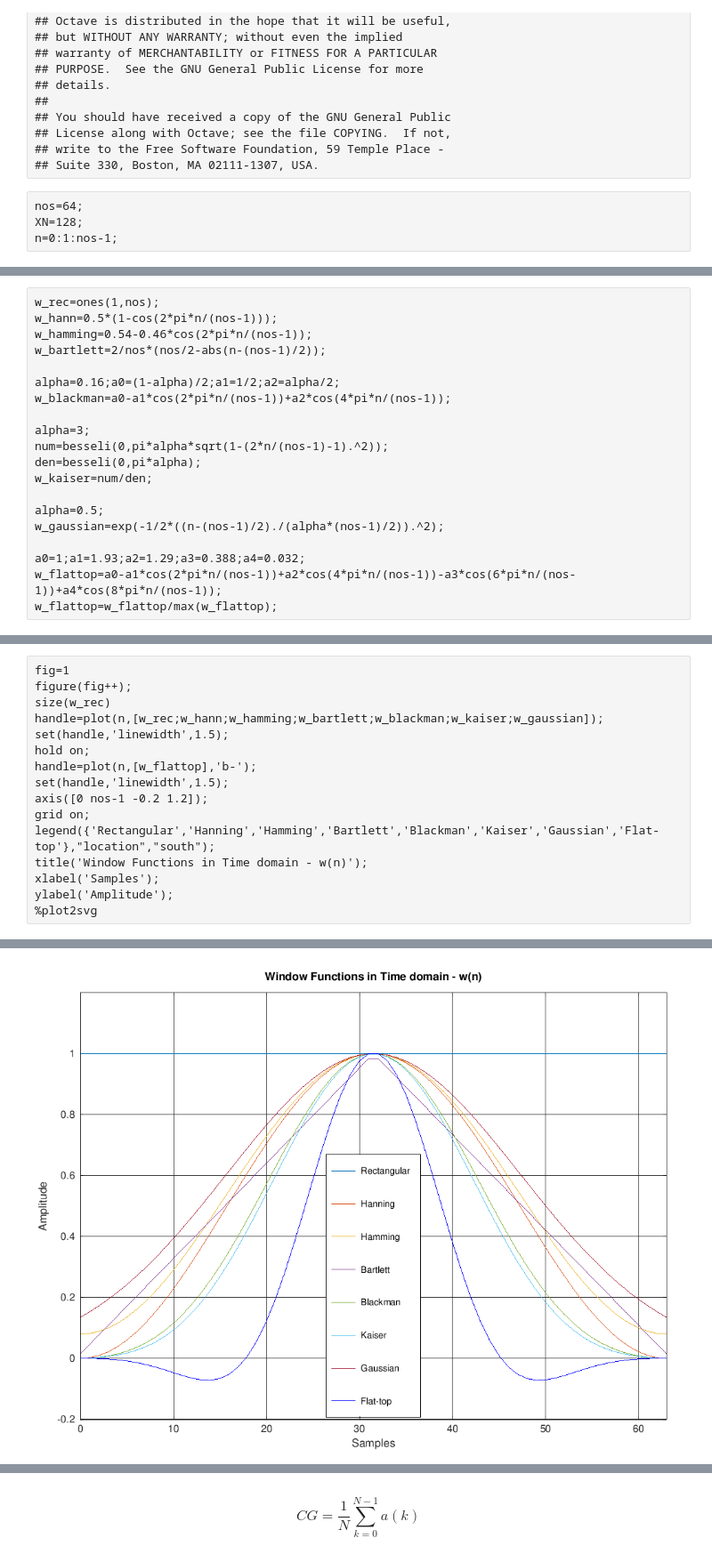
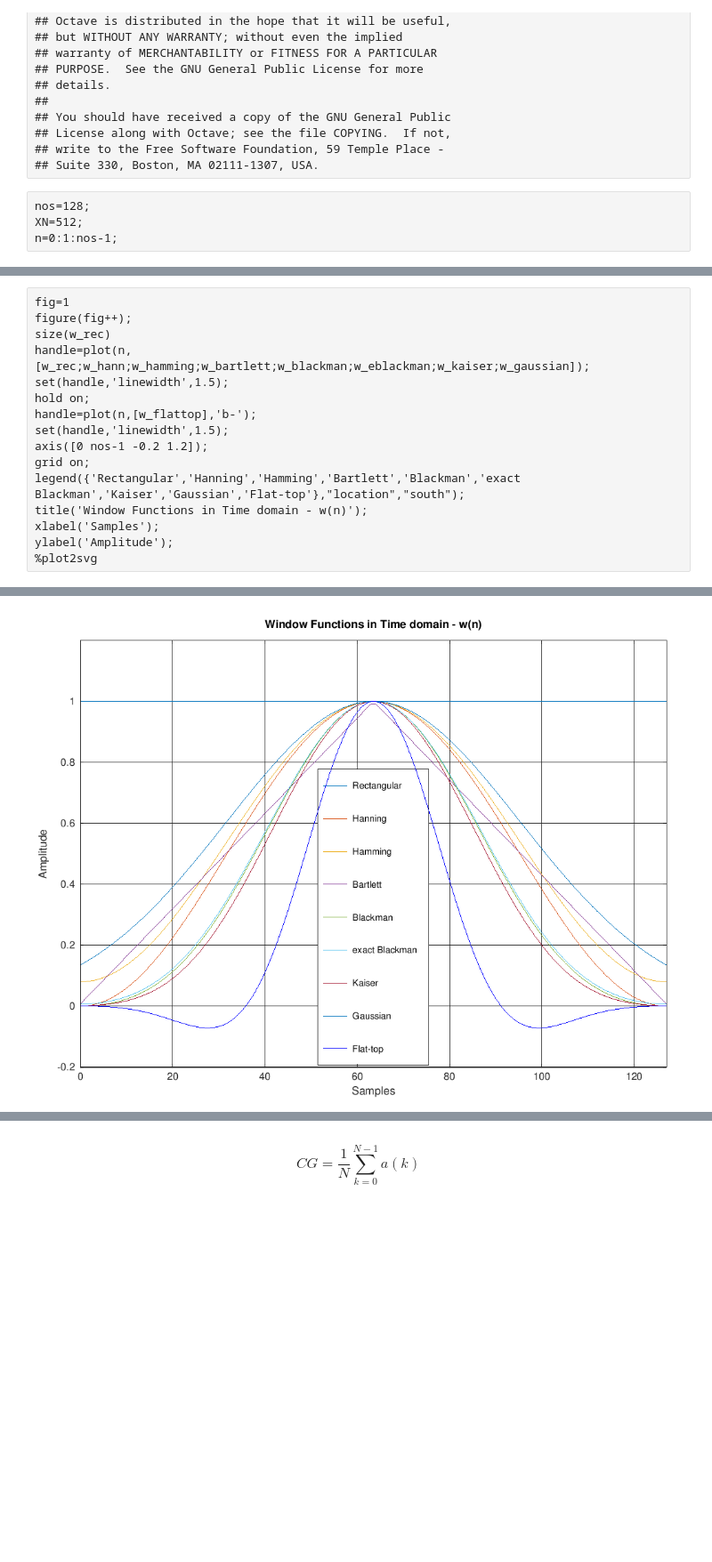
Before and after one commit to schnedann/Jupyter_Notebooks, a Jupyter notebook: octave/Window_Functions.ipynb, the cells around one changed output, grey strips where cells are left out. Shown: that part at 89% size. Drawn from its saved outputs; the diff is of its cells as text; blank space fills up the shorter version.

```diff
--- a/octave/Window_Functions.ipynb
+++ b/octave/Window_Functions.ipynb
@@ -19,8 +19,8 @@
 ## write to the Free Software Foundation, 59 Temple Place -
 ## Suite 330, Boston, MA 02111-1307, USA.
 # %%
-nos=64;
-XN=128;
+nos=128;
+XN=512;
 n=0:1:nos-1;
 # %% [markdown]
 <div class="pagebreak"></div>
@@ -29,20 +57,0 @@ n=0:1:nos-1;
-# %%
-w_rec=ones(1,nos);
-w_hann=0.5*(1-cos(2*pi*n/(nos-1)));
-w_hamming=0.54-0.46*cos(2*pi*n/(nos-1));
-w_bartlett=2/nos*(nos/2-abs(n-(nos-1)/2));
-
-alpha=0.16;a0=(1-alpha)/2;a1=1/2;a2=alpha/2;
-w_blackman=a0-a1*cos(2*pi*n/(nos-1))+a2*cos(4*pi*n/(nos-1));
-
-alpha=3;
-num=besseli(0,pi*alpha*sqrt(1-(2*n/(nos-1)-1).^2));
-den=besseli(0,pi*alpha);
-w_kaiser=num/den;
-
-alpha=0.5;
-w_gaussian=exp(-1/2*((n-(nos-1)/2)./(alpha*(nos-1)/2)).^2);
-
-a0=1;a1=1.93;a2=1.29;a3=0.388;a4=0.032;
-w_flattop=a0-a1*cos(2*pi*n/(nos-1))+a2*cos(4*pi*n/(nos-1))-a3*cos(6*pi*n/(nos-1))+a4*cos(8*pi*n/(nos-1));
-w_flattop=w_flattop/max(w_flattop);
@@ -80,14 +90,14 @@ W_FLATTOP=W_FLATTOP./(max(abs(W_FLATTOP)));
 fig=1
 figure(fig++);
 size(w_rec)
-handle=plot(n,[w_rec;w_hann;w_hamming;w_bartlett;w_blackman;w_kaiser;w_gaussian]);
+handle=plot(n,[w_rec;w_hann;w_hamming;w_bartlett;w_blackman;w_eblackman;w_kaiser;w_gaussian]);
 set(handle,'linewidth',1.5);
 hold on;
 handle=plot(n,[w_flattop],'b-');
 set(handle,'linewidth',1.5);
 axis([0 nos-1 -0.2 1.2]);
 grid on;
-legend({'Rectangular','Hanning','Hamming','Bartlett','Blackman','Kaiser','Gaussian','Flat-top'},"location","south");
+legend({'Rectangular','Hanning','Hamming','Bartlett','Blackman','exact Blackman','Kaiser','Gaussian','Flat-top'},"location","south");
 title('Window Functions in Time domain - w(n)');
 xlabel('Samples');
 ylabel('Amplitude');
@@ -100,3 +110,3 @@ ans =
-[figure, old version]
+[figure, new version]
 # %% [markdown]
 <div class="pagebreak"></div>
```
Also changed, not shown: parts of 40 cells of this notebook, 2 other files.
